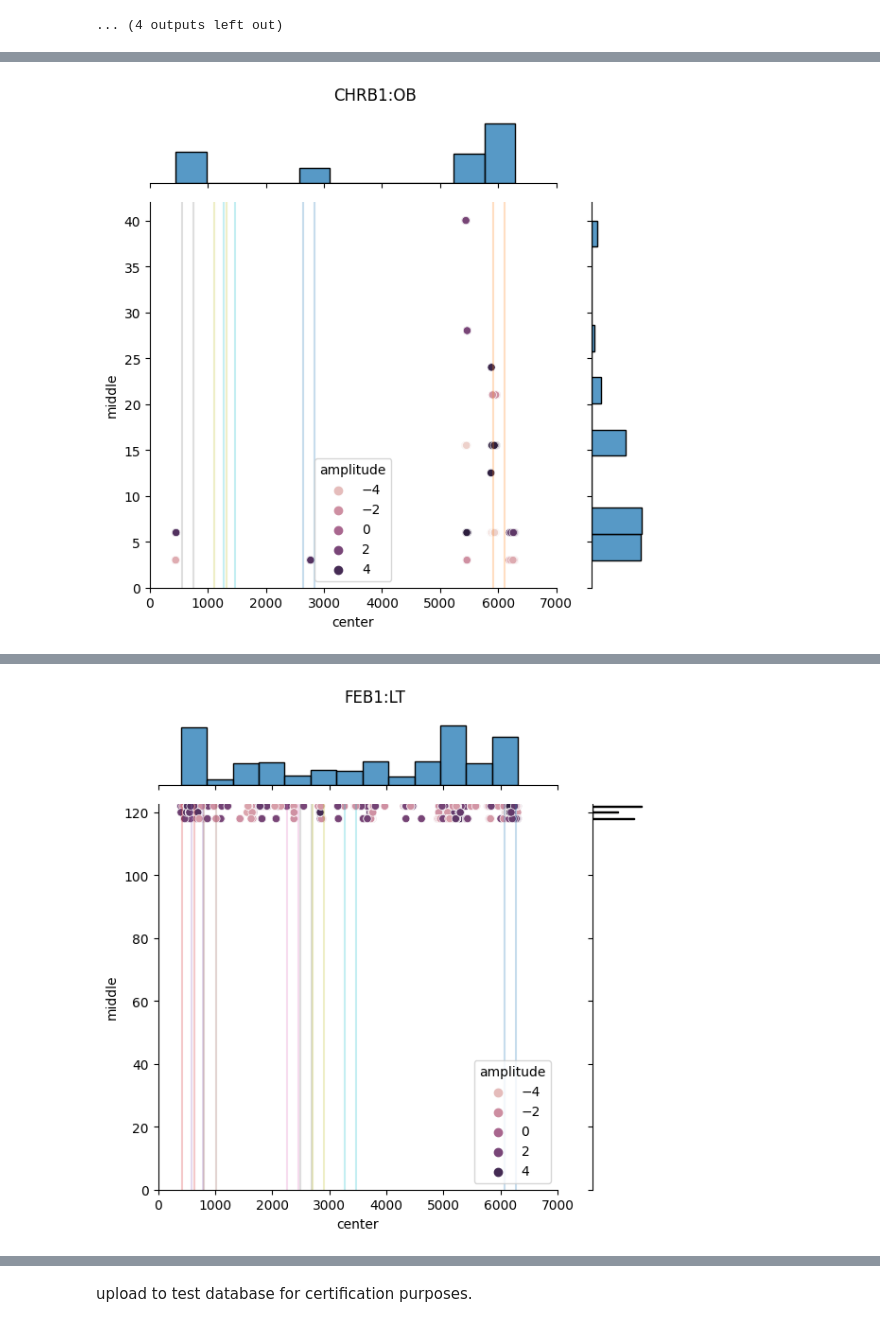
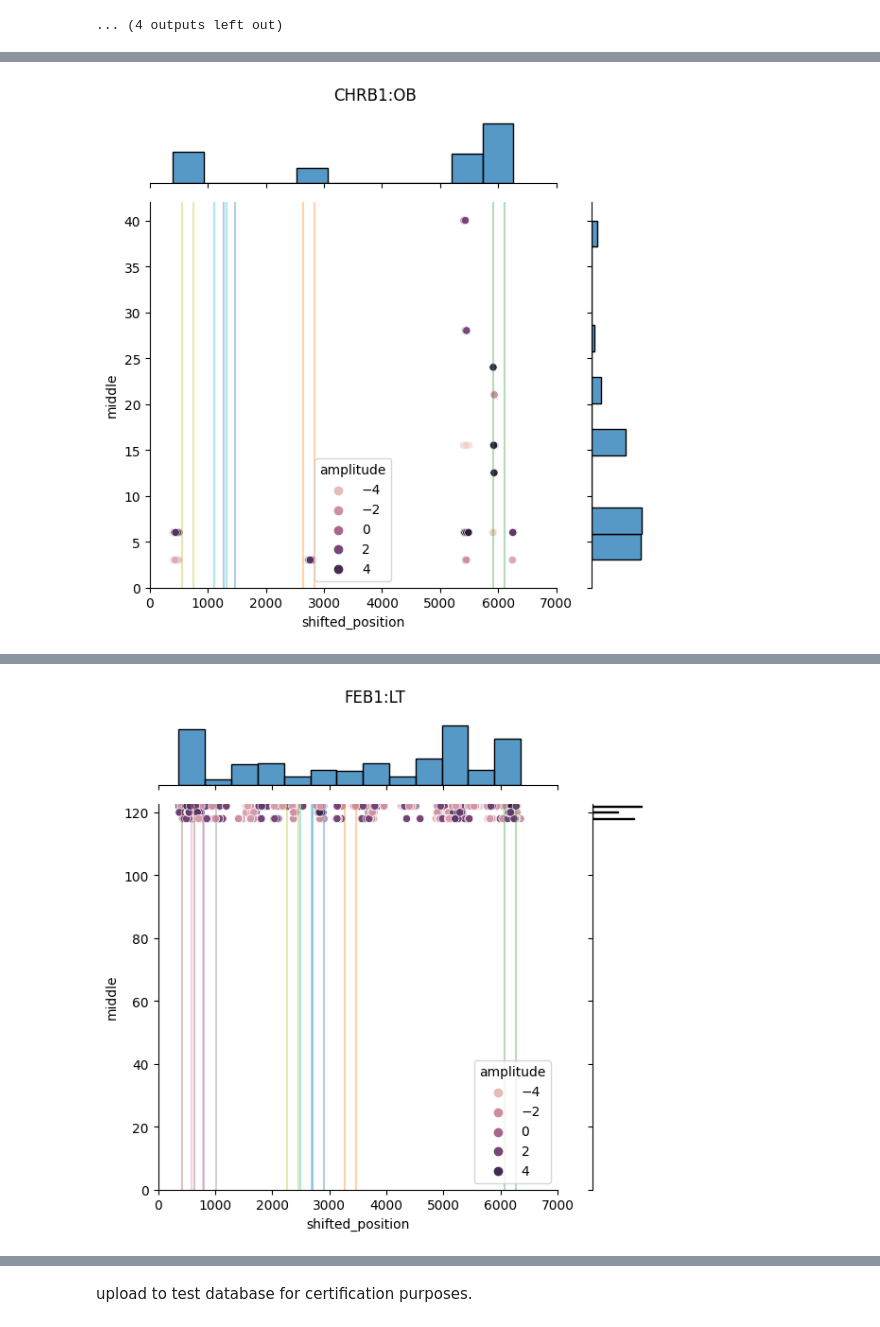
Before and after one commit to 0xFFMobius/PracticumNDT, a Jupyter notebook: practicum_core.ipynb, the cells around one changed output, grey strips where cells are left out. Saved outputs shown, nothing was run; the diff lists cells and outputs as text; code cells hidden in the pictures.

```diff
--- a/practicum_core.ipynb
+++ b/practicum_core.ipynb
@@ -1489,11 +1672,14 @@ ut_targets = ut_targets.set_index(['channel', 'target_id'])
 # %%
+# Iterate over all of the pieces
+# Define the piece list
 db_indexes = (
     defects_1d_ut_counts
-    .index.
-    get_level_values('db_index')
+    .index
+    .get_level_values('db_index')
     .unique()
 )
 
+# Iterate and combine. Using update to overlay defect list over targets
 rails = []
 for rail in db_indexes:
     df = ut_targets.copy()
@@ -1826,0 +2024,6 @@ Using target locations previously determined earlier
+# %%
+defects_2d_ec['shifted_position'] = (
+    defects_2d_ec.swaplevel('db_index', 'order')['center'] +\
+        displacement_shift_by_id
+).swaplevel('db_index', 'order')
+defects_2d_ec
@@ -1826,0 +2048,12 @@ Using target locations previously determined earlier
+# %%
+defects_2d_ec = (
+    defects_2d_ec.loc[
+        ~ (( # Find and negate the high level values
+            (defects_2d_ec['channel_name'] == 'BB1:LT') &
+            (defects_2d_ec['middle'] == 109 )
+        ) | (
+            (defects_2d_ec['channel_name'] == 'BS1:LT') &
+            (defects_2d_ec['middle'] == 109)
+        ))
+    ]
+)
@@ -1842,8 +2095,8 @@ for channel in defects_2d_ec_classified['channel_name'].unique():
     for idx, target in targets.iterrows():
         defects_2d_ec_classified.loc[
             (defects_2d_ec_classified['channel_name'] == channel) &
-            (defects_2d_ec_classified['center'] > target['pre']) &
-            (defects_2d_ec_classified['center'] < target['post'])
+            (defects_2d_ec_classified['shifted_position'] > target['pre']) &
+            (defects_2d_ec_classified['shifted_position'] < target['post'])
             ,
             'target_id'
         ] = target['axial_location']
@@ -1874,7 +2131,7 @@ palette = cycle(sns.color_palette())
 for channel, df in defects_2d_ec.groupby('channel_name'):
     # Set defaults
     df = df.reset_index()
-    x='center'
+    x='shifted_position'
     y='middle'
     hue='batch'
 
@@ -1930 +2187 @@ Channel SHS1:LT not found in target list
-[figure, old version]
+[figure, new version]
@@ -1933 +2190 @@ Channel SHS1:LT not found in target list
-[figure, old version]
+[figure, new version]
```
Also changed, not shown: parts of 147 cells of this notebook, 5 other files.
